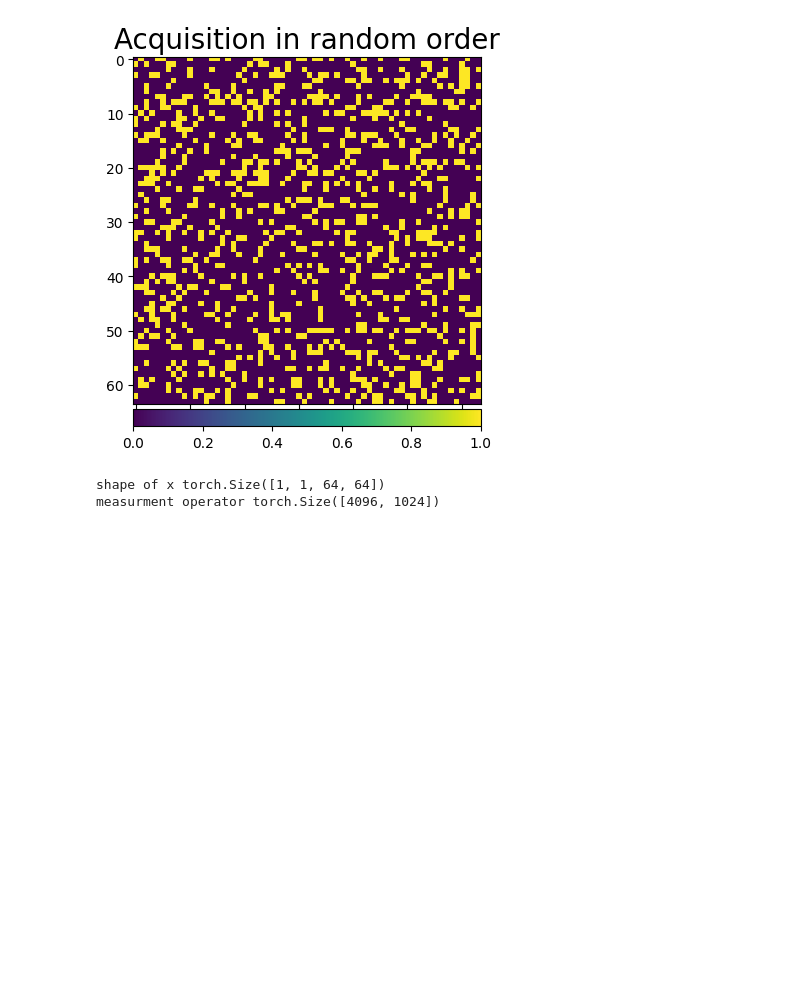
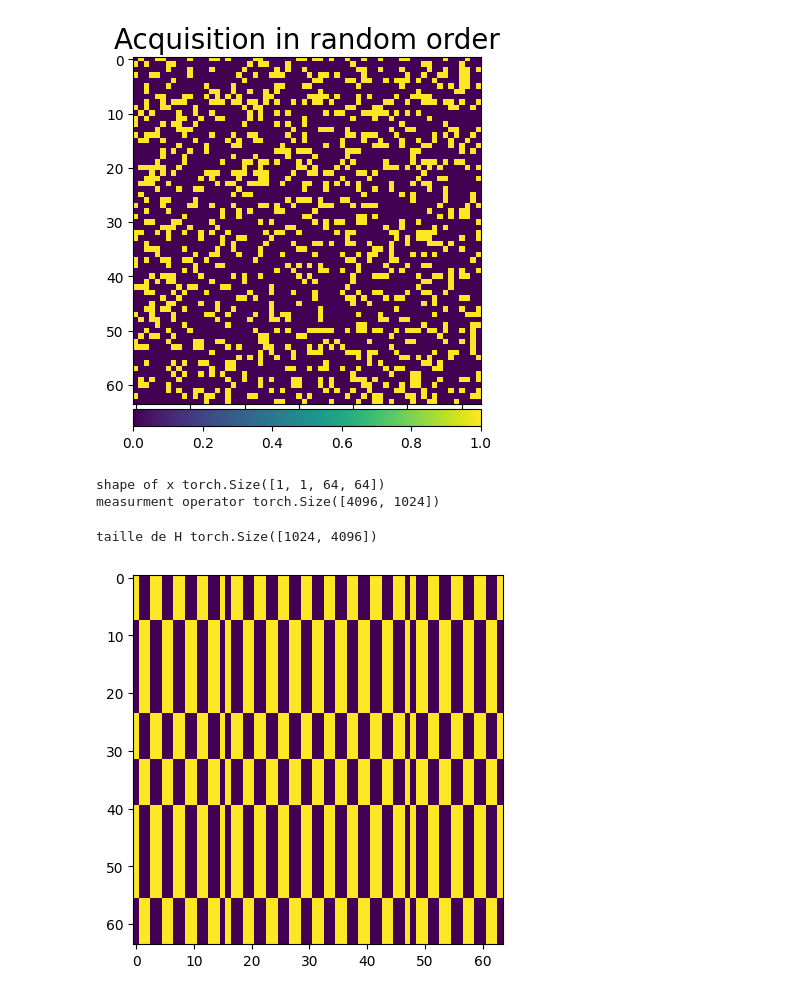
Before and after one commit to SamiFAHIM/image_recontruction_ML, a Jupyter notebook: 2024_tdsi/start_tdsi_nb_Sami.ipynb, the cells around one changed output. Cells and saved outputs as stored; diff of their text form; code cells hidden in the pictures; blank space fills up the shorter version.

```diff
--- a/2024_tdsi/start_tdsi_nb_Sami.ipynb
+++ b/2024_tdsi/start_tdsi_nb_Sami.ipynb
@@ -15,6 +15,7 @@ import spyrit.core.nnet as nnet
 import spyrit.core.train as train
 import spyrit.misc.statistics as stats
 import spyrit.external.drunet as drunet
+from spyrit.core.recon import PinvNet
 
 
 from spyrit.misc.disp import add_colorbar, noaxis
@@ -65,8 +66,23 @@ def choose_pattern_order(order_name, img_size):
         print("Matrix shape:", matrix.shape)
         print("Number of elements set to 1:", np.sum(matrix))
         Ord_rec = matrix
-    # elif order_name == 'random_variance':
+    elif order_name == 'random_variance':
     #     # TODO
+        # set a recontruction in high frequencies
+         # Initialize a 64x64 matrix with zeros
+        matrix = np.zeros((img_size, img_size), dtype=int)
+         # Flatten the matrix to work with indices
+        flat_indices = np.arange(matrix.size)  # Create an array of indices [0, 1, ..., 4095]
+
+    elif order_name=='high_freq':
+        M_xy = math.ceil(M**0.5)
+        Ord_rec = np.ones((img_size, img_size))
+
+        Ord_rec[:,:M_xy] = 0
+        Ord_rec[:M_xy,:] = 0
+
+
+
 
     # elif order_name == 'random_variance_2':
     #     # TODO
@@ -185,3 +204,10 @@ y = noise_op(x)
 # %% [output]
 shape of x torch.Size([1, 1, 64, 64])
 measurment operator torch.Size([4096, 1024])
+# %%
+#
+plt.imshow ( meas_op.H[1023,:].reshape(img_size, img_size))
+print ("taille de H", meas_op.H.shape)
+# %% [output]
+taille de H torch.Size([1024, 4096])
+[figure, added]
```
Also changed, not shown: parts of 5 cells of this notebook, 1 other file.
